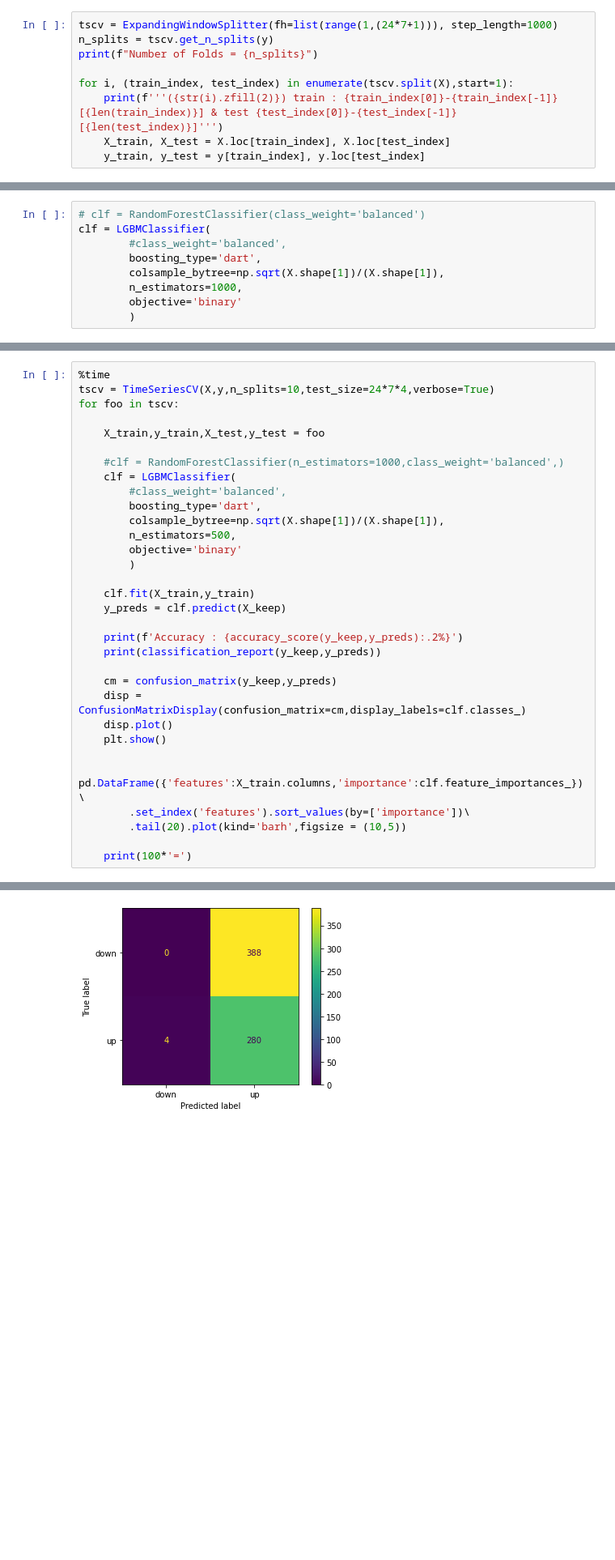
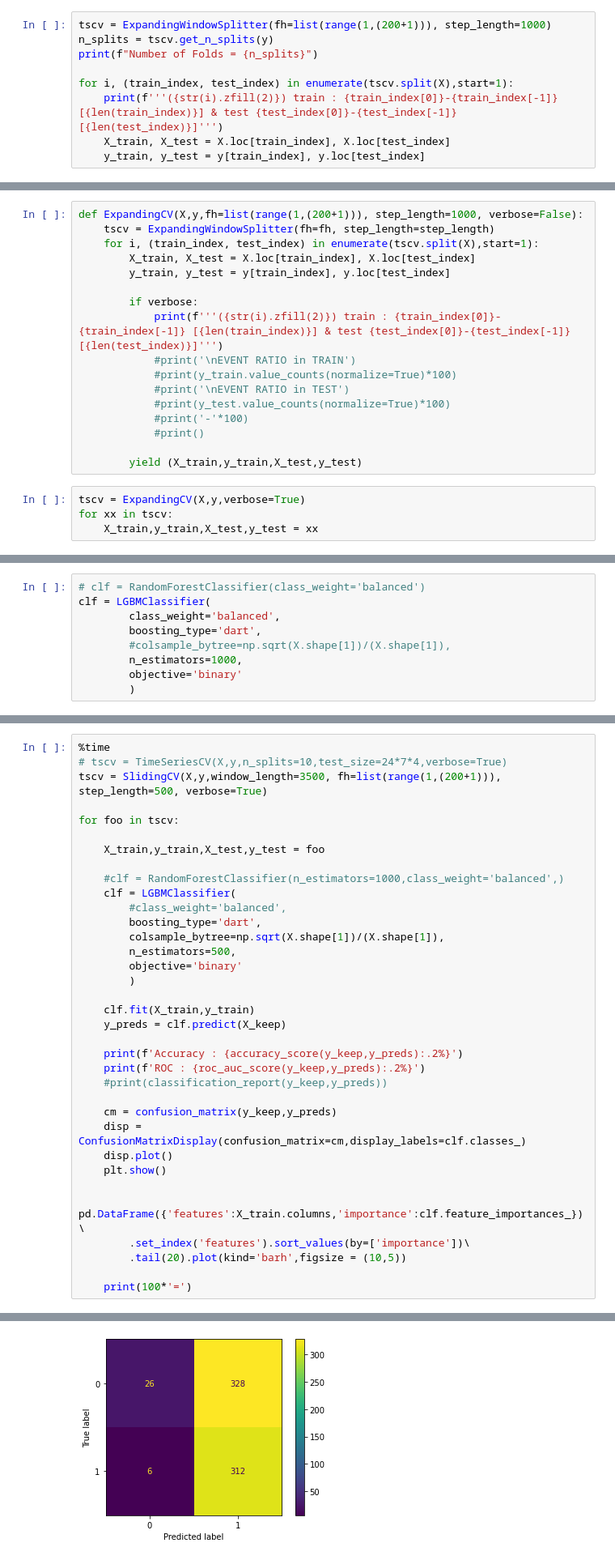
Before and after one commit to Takfes/fun-crypto-app, a Jupyter notebook: notebooks/exploration.ipynb, the cells around one changed output, grey strips where cells are left out. Shown at 81% size. Saved outputs shown, nothing was run; the diff lists cells and outputs as text; blank space fills up the shorter version.

Commit message:
enabled sktime tscv functions

```diff
--- a/notebooks/exploration.ipynb
+++ b/notebooks/exploration.ipynb
@@ -746,7 +758,7 @@ Number of Folds = 9
 # %% [markdown]
 ### sktime ExpandingWindowSplitter
 # %%
-tscv = ExpandingWindowSplitter(fh=list(range(1,(24*7+1))), step_length=1000)
+tscv = ExpandingWindowSplitter(fh=list(range(1,(200+1))), step_length=1000)
 n_splits = tscv.get_n_splits(y)
 print(f"Number of Folds = {n_splits}")
 
@@ -768,0 +780,21 @@ Number of Folds = 10
+# %%
+def ExpandingCV(X,y,fh=list(range(1,(200+1))), step_length=1000, verbose=False):
+    tscv = ExpandingWindowSplitter(fh=fh, step_length=step_length)
+    for i, (train_index, test_index) in enumerate(tscv.split(X),start=1):
+        X_train, X_test = X.loc[train_index], X.loc[test_index]
+        y_train, y_test = y[train_index], y.loc[test_index]
+
+        if verbose:
+            print(f'''({str(i).zfill(2)}) train : {train_index[0]}-{train_index[-1]} [{len(train_index)}] & test {test_index[0]}-{test_index[-1]} [{len(test_index)}]''')
+            #print('\nEVENT RATIO in TRAIN')
+            #print(y_train.value_counts(normalize=True)*100)
+            #print('\nEVENT RATIO in TEST')
+            #print(y_test.value_counts(normalize=True)*100)
+            #print('-'*100)
+            #print()
+
+        yield (X_train,y_train,X_test,y_test)
+# %%
+tscv = ExpandingCV(X,y,verbose=True)
+for xx in tscv:
+    X_train,y_train,X_test,y_test = xx
@@ -777,9 +819,9 @@ from sklearn.metrics import classification_report, confusion_matrix, ConfusionMa
 # %%
 # clf = RandomForestClassifier(class_weight='balanced')
 clf = LGBMClassifier(
-        #class_weight='balanced',
+        class_weight='balanced',
         boosting_type='dart',
-        colsample_bytree=np.sqrt(X.shape[1])/(X.shape[1]),
+        #colsample_bytree=np.sqrt(X.shape[1])/(X.shape[1]),
         n_estimators=1000,
         objective='binary'
         )
@@ -835,7 +882,9 @@ weighted avg       0.62      0.60      0.61       672
 ### Model Training - Across all Folds
 # %%
 %time
-tscv = TimeSeriesCV(X,y,n_splits=10,test_size=24*7*4,verbose=True)
+# tscv = TimeSeriesCV(X,y,n_splits=10,test_size=24*7*4,verbose=True)
+tscv = SlidingCV(X,y,window_length=3500, fh=list(range(1,(200+1))), step_length=500, verbose=True)
+
 for foo in tscv:
 
     X_train,y_train,X_test,y_test = foo
@@ -853,7 +902,8 @@ for foo in tscv:
     y_preds = clf.predict(X_keep)
 
     print(f'Accuracy : {accuracy_score(y_keep,y_preds):.2%}')
-    print(classification_report(y_keep,y_preds))
+    print(f'ROC : {roc_auc_score(y_keep,y_preds):.2%}')
+    #print(classification_report(y_keep,y_preds))
 
     cm = confusion_matrix(y_keep,y_preds)
     disp = ConfusionMatrixDisplay(confusion_matrix=cm,display_labels=clf.classes_)
@@ -886,2 +924,2 @@ weighted avg       0.18      0.42      0.25       672
-[figure, old version]
+[figure, new version]
 ====================================================================================================
```
Also changed, not shown: parts of 47 cells of this notebook.
